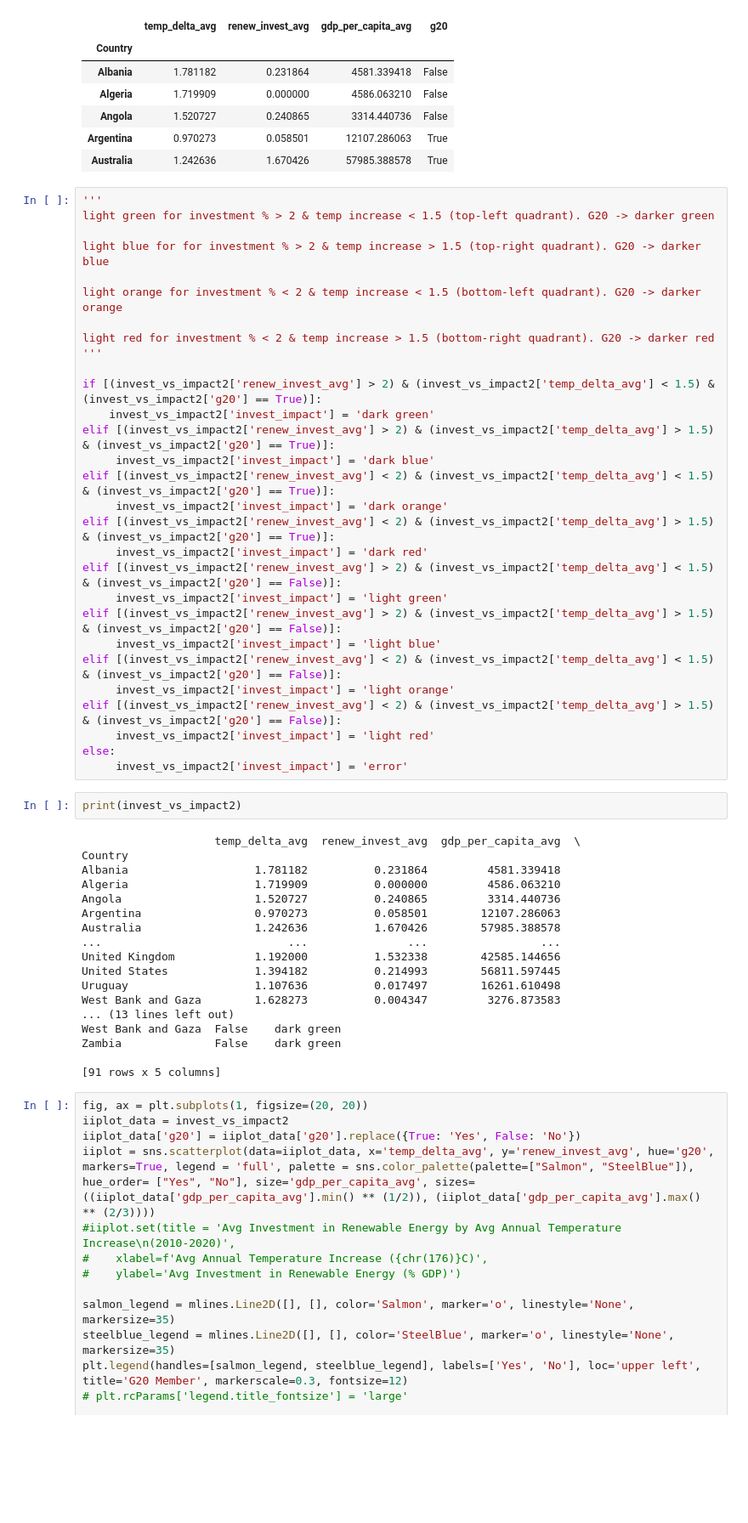
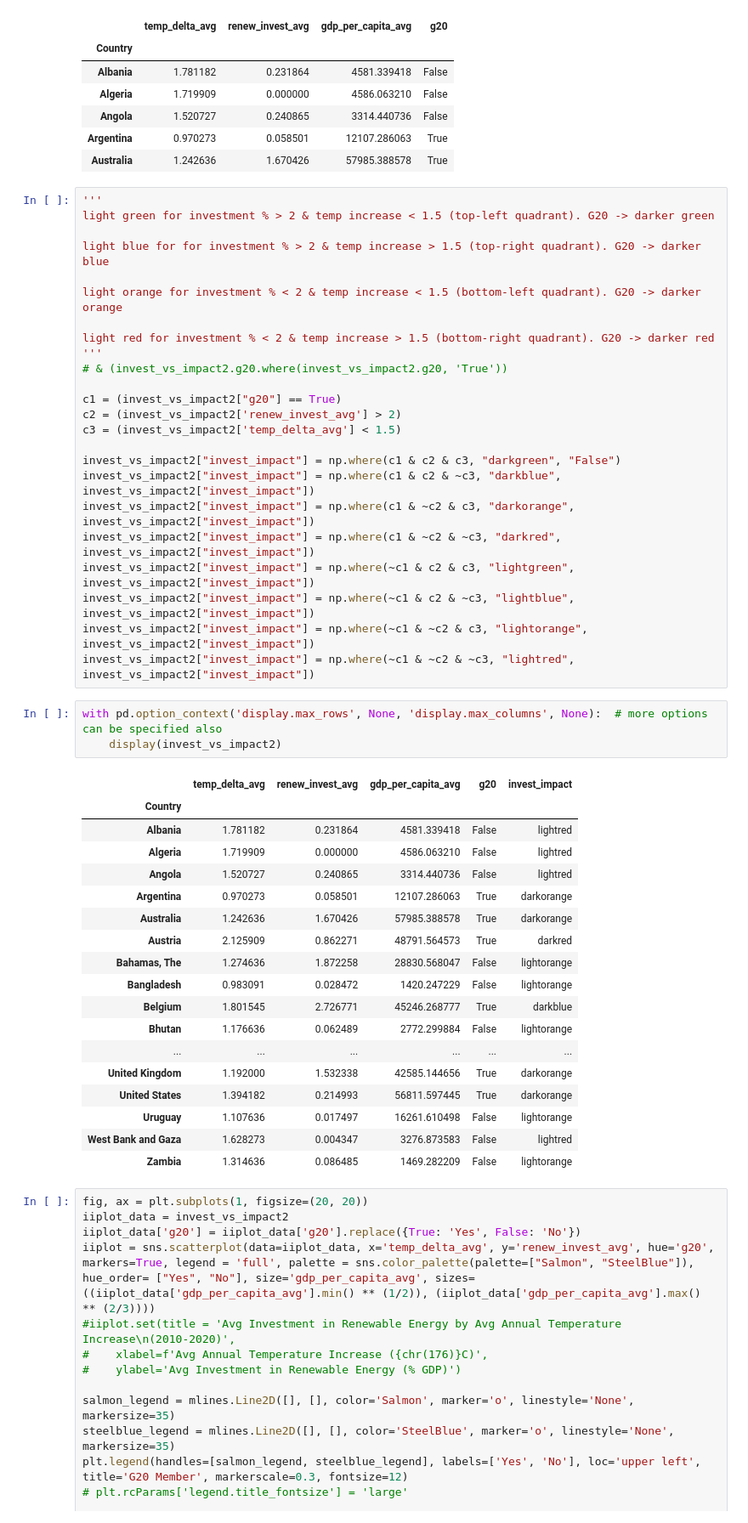
Before and after one commit to simonabors/worlddataviz, a Jupyter notebook: What_just_happened_viz.ipynb, the cells around one changed output. Shown at 85% size. Cells and saved outputs as stored; diff of their text form; blank space fills up the shorter version.

```diff
--- a/What_just_happened_viz.ipynb
+++ b/What_just_happened_viz.ipynb
@@ -455,45 +455,42 @@ light orange for investment % < 2 & temp increase < 1.5 (bottom-left quadrant).
 
 light red for investment % < 2 & temp increase > 1.5 (bottom-right quadrant). G20 -> darker red
 '''
+# & (invest_vs_impact2.g20.where(invest_vs_impact2.g20, 'True'))
 
-if [(invest_vs_impact2['renew_invest_avg'] > 2) & (invest_vs_impact2['temp_delta_avg'] < 1.5) & (invest_vs_impact2['g20'] == True)]:
-    invest_vs_impact2['invest_impact'] = 'dark green'
-elif [(invest_vs_impact2['renew_invest_avg'] > 2) & (invest_vs_impact2['temp_delta_avg'] > 1.5) & (invest_vs_impact2['g20'] == True)]:
-     invest_vs_impact2['invest_impact'] = 'dark blue'
-elif [(invest_vs_impact2['renew_invest_avg'] < 2) & (invest_vs_impact2['temp_delta_avg'] < 1.5) & (invest_vs_impact2['g20'] == True)]:
-     invest_vs_impact2['invest_impact'] = 'dark orange'
-elif [(invest_vs_impact2['renew_invest_avg'] < 2) & (invest_vs_impact2['temp_delta_avg'] > 1.5) & (invest_vs_impact2['g20'] == True)]:
-     invest_vs_impact2['invest_impact'] = 'dark red'
-elif [(invest_vs_impact2['renew_invest_avg'] > 2) & (invest_vs_impact2['temp_delta_avg'] < 1.5) & (invest_vs_impact2['g20'] == False)]:
-     invest_vs_impact2['invest_impact'] = 'light green'
-elif [(invest_vs_impact2['renew_invest_avg'] > 2) & (invest_vs_impact2['temp_delta_avg'] > 1.5) & (invest_vs_impact2['g20'] == False)]:
-     invest_vs_impact2['invest_impact'] = 'light blue'
-elif [(invest_vs_impact2['renew_invest_avg'] < 2) & (invest_vs_impact2['temp_delta_avg'] < 1.5) & (invest_vs_impact2['g20'] == False)]:
-     invest_vs_impact2['invest_impact'] = 'light orange'
-elif [(invest_vs_impact2['renew_invest_avg'] < 2) & (invest_vs_impact2['temp_delta_avg'] > 1.5) & (invest_vs_impact2['g20'] == False)]:
-     invest_vs_impact2['invest_impact'] = 'light red'
-else:
-     invest_vs_impact2['invest_impact'] = 'error'
+c1 = (invest_vs_impact2["g20"] == True)
+c2 = (invest_vs_impact2['renew_invest_avg'] > 2)
+c3 = (invest_vs_impact2['temp_delta_avg'] < 1.5)
+
+invest_vs_impact2["invest_impact"] = np.where(c1 & c2 & c3, "darkgreen", "False")
+invest_vs_impact2["invest_impact"] = np.where(c1 & c2 & ~c3, "darkblue", invest_vs_impact2["invest_impact"])
+invest_vs_impact2["invest_impact"] = np.where(c1 & ~c2 & c3, "darkorange", invest_vs_impact2["invest_impact"])
+invest_vs_impact2["invest_impact"] = np.where(c1 & ~c2 & ~c3, "darkred", invest_vs_impact2["invest_impact"])
+invest_vs_impact2["invest_impact"] = np.where(~c1 & c2 & c3, "lightgreen", invest_vs_impact2["invest_impact"])
+invest_vs_impact2["invest_impact"] = np.where(~c1 & c2 & ~c3, "lightblue", invest_vs_impact2["invest_impact"])
+invest_vs_impact2["invest_impact"] = np.where(~c1 & ~c2 & c3, "lightorange", invest_vs_impact2["invest_impact"])
+invest_vs_impact2["invest_impact"] = np.where(~c1 & ~c2 & ~c3, "lightred", invest_vs_impact2["invest_impact"])
-# %%
-print(invest_vs_impact2)
-# %% [output]
-                    temp_delta_avg  renew_invest_avg  gdp_per_capita_avg  \
-Country
-Albania                   1.781182          0.231864         4581.339418
-Algeria                   1.719909          0.000000         4586.063210
-Angola                    1.520727          0.240865         3314.440736
-Argentina                 0.970273          0.058501        12107.286063
-Australia                 1.242636          1.670426        57985.388578
-...                            ...               ...                 ...
-United Kingdom            1.192000          1.532338        42585.144656
-United States             1.394182          0.214993        56811.597445
-Uruguay                   1.107636          0.017497        16261.610498
-West Bank and Gaza        1.628273          0.004347         3276.873583
-... (13 lines left out)
-West Bank and Gaza  False    dark green
-Zambia              False    dark green
-
-[91 rows x 5 columns]
+# %%
+with pd.option_context('display.max_rows', None, 'display.max_columns', None):  # more options can be specified also
+    display(invest_vs_impact2)
+# %% [output]
+|  | temp_delta_avg | renew_invest_avg | gdp_per_capita_avg | g20 | invest_impact |
+| Country |  |  |  |  |  |
+| Albania | 1.781182 | 0.231864 | 4581.339418 | False | lightred |
+| Algeria | 1.719909 | 0.000000 | 4586.063210 | False | lightred |
+| Angola | 1.520727 | 0.240865 | 3314.440736 | False | lightred |
+| Argentina | 0.970273 | 0.058501 | 12107.286063 | True | darkorange |
+| Australia | 1.242636 | 1.670426 | 57985.388578 | True | darkorange |
+| Austria | 2.125909 | 0.862271 | 48791.564573 | True | darkred |
+| Bahamas, The | 1.274636 | 1.872258 | 28830.568047 | False | lightorange |
+| Bangladesh | 0.983091 | 0.028472 | 1420.247229 | False | lightorange |
+| Belgium | 1.801545 | 2.726771 | 45246.268777 | True | darkblue |
+| Bhutan | 1.176636 | 0.062489 | 2772.299884 | False | lightorange |
+| ... | ... | ... | ... | ... | ... |
+| United Kingdom | 1.192000 | 1.532338 | 42585.144656 | True | darkorange |
+| United States | 1.394182 | 0.214993 | 56811.597445 | True | darkorange |
+| Uruguay | 1.107636 | 0.017497 | 16261.610498 | False | lightorange |
+| West Bank and Gaza | 1.628273 | 0.004347 | 3276.873583 | False | lightred |
+| Zambia | 1.314636 | 0.086485 | 1469.282209 | False | lightorange |
 # %%
 fig, ax = plt.subplots(1, figsize=(20, 20))
 iiplot_data = invest_vs_impact2
```
Also changed, not shown: parts of 1 cell of this notebook, 2 other files.
